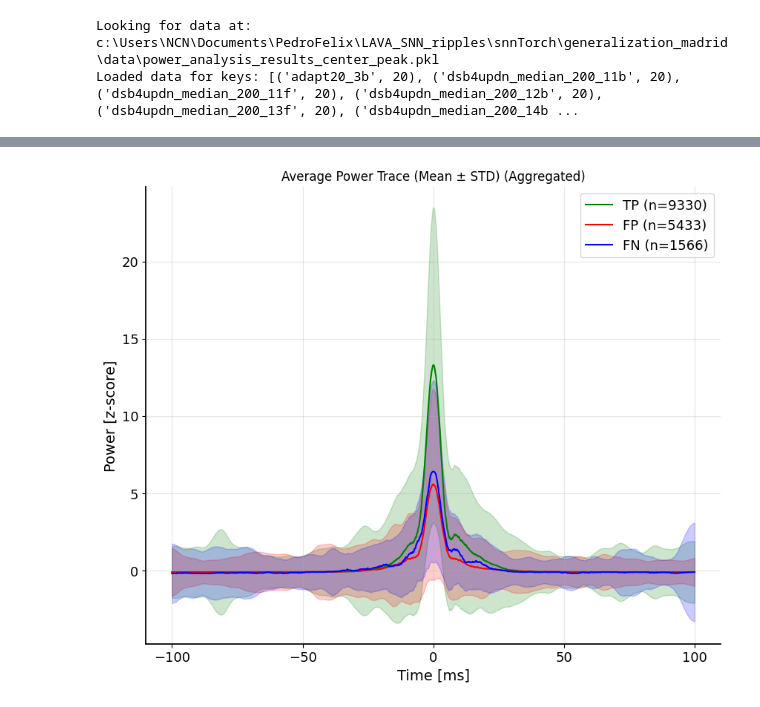
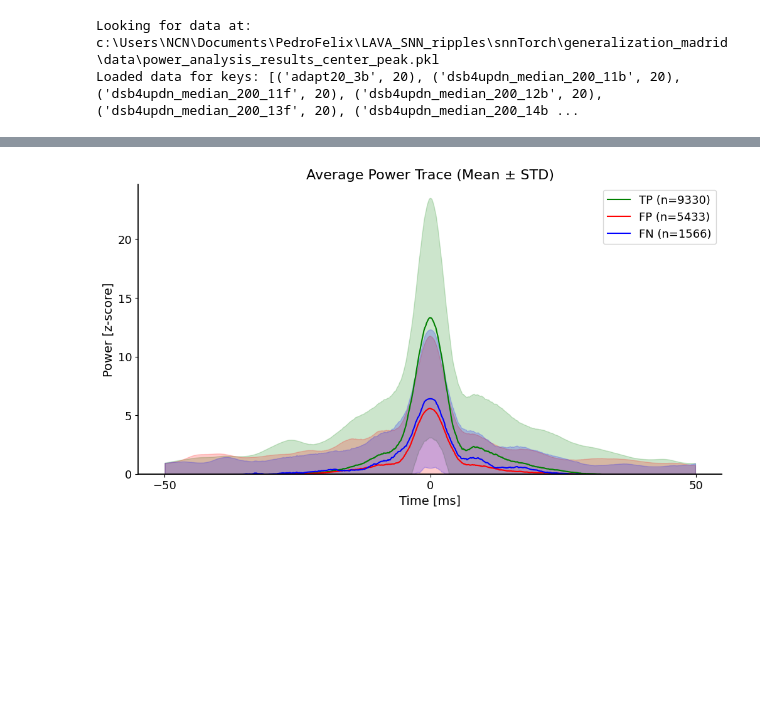
Before and after one commit to pedrofurrix/LAVA_SNN_ripples, a Jupyter notebook: snnTorch/generalization_madrid/power_analysis.ipynb, the cells around one changed output, grey strips where cells are left out. Drawn from its saved outputs; the diff is of its cells as text; code cells hidden in the pictures; blank space fills up the shorter version.

```diff
--- a/snnTorch/generalization_madrid/power_analysis.ipynb
+++ b/snnTorch/generalization_madrid/power_analysis.ipynb
@@ -88,6 +88,8 @@ else:
 Looking for data at: c:\Users\NCN\Documents\PedroFelix\LAVA_SNN_ripples\snnTorch\generalization_madrid\data\power_analysis_results_center_peak.pkl
 Loaded data for keys: [('adapt20_3b', 20), ('dsb4updn_median_200_11b', 20), ('dsb4updn_median_200_11f', 20), ('dsb4updn_median_200_12b', 20), ('dsb4updn_median_200_13f', 20), ('dsb4updn_median_200_14b ...
 # %%
+freq=10000 # Define frequency variable
+cut_snippets=50 # Define cut_snippets variable (ms)
 def prepare_dataframe(all_power_data):
     records = []
 
@@ -96,7 +98,8 @@ def prepare_dataframe(all_power_data):
             snippets = events[event_type]
             for s in snippets:
                 if len(s) == 0: continue
-
+                # Trim snippets
+                s = s[cut_snippets*freq//1000 : -cut_snippets*freq//1000]
                 # Calculate metrics
                 peak_power = np.max(s)
                 mean_power = np.mean(s)
@@ -131,7 +149,7 @@ def plot_power(vtype="Peak Power"):
     if not os.path.exists(DATA_FILE) or df.empty:
         return
 
-    fig, ax = plt.subplots(figsize=(8, 6))
+    fig, ax = plt.subplots(figsize=(6, 6))
 
     # Define order for consistency
     order = ['TP', 'FP', 'FN']
@@ -189,15 +207,17 @@ def plot_power(vtype="Peak Power"):
             idx1, idx2, label = comparisons[i]
             sig = '***' if p < 0.001 else '**' if p < 0.01 else '*' if p < 0.05 else 'ns'
             print(f"{label}: p-value = {p:.4e} ({sig})")
-            barplot_annotate_brackets(idx1, idx2, p, centers, heights, ax, barh=0.01, maxasterix=3)
+            barplot_annotate_brackets(idx1, idx2, p, centers, heights, ax, barh=0.00, maxasterix=3)
 
-    ax.set_title(f'{vtype} Distribution by Event Type (Aggregated)', fontsize=16)
+    ax.set_title(f'{vtype} Distribution', fontsize=16)
     ax.set_ylabel(f'{vtype} (z-score)', fontsize=14)
     ax.set_xlabel('', fontsize=14)
     ax.spines[['left', 'bottom', 'right', 'top']].set_linewidth(1.3)
     ax.spines[['right', 'top']].set_visible(False)
     ax.tick_params(axis='both', which='major', labelsize=13)
-    ax.grid(True, alpha=0.3)
+    # ax.grid(True, alpha=0.1)
+    ax.grid(False)
 
     plt.show()
+    return fig,ax
 # %%
@@ -214,5 +235,6 @@ TP vs FN: p-value = 7.8054e-206 (***)
 # %%
-plot_power(vtype="Mean Power")
+fig,ax=plot_power(vtype="Mean Power")
+fig.savefig("mean_power_violin_plot.svg")
 # %% [output]
 Passing `palette` without assigning `hue` is deprecated and will be removed in v0.14.0. Assign the `x` variable to `hue` and set `legend=False` for the same effect.
 
@@ -227,7 +249,7 @@ TP vs FN: p-value = 1.2954e-126 (***)
 if os.path.exists(DATA_FILE) and not df.empty:
     # Function to plot traces with CI
     def plot_traces(data_df, title_suffix=""):
-        fig,ax=plt.subplots(figsize=(10, 8))
+        fig,ax=plt.subplots(figsize=(12,6))
 
         event_types = ['TP', 'FP', 'FN']
         colors = {'TP': 'green', 'FP': 'red', 'FN': 'blue'}
@@ -235,7 +257,7 @@ if os.path.exists(DATA_FILE) and not df.empty:
         # Check trace length from first record
         trace_len = len(data_df.iloc[0]['Trace'])
 
-        x_axis = np.arange(trace_len)/10-100  # Convert to milliseconds, centered at 0
+        x_axis = np.arange(trace_len)/10-50  # Convert to milliseconds, centered at 0
 
         for et in event_types:
             subset = data_df[data_df['Type'] == et]
@@ -243,34 +265,39 @@ if os.path.exists(DATA_FILE) and not df.empty:
 
             # Stack traces: (N_samples, Time_points)
             traces = np.stack(subset['Trace'].values)
 
             # mean_trace = np.mean(traces, axis=0)
             mean_trace = np.median(traces, axis=0)
             std_trace = np.std(traces, axis=0)
 
             # 95% CI approx
             ci = 1.96 * std_trace / np.sqrt(len(traces))
 
             # Using STD for visualization as requested
             upper = mean_trace + std_trace
             lower = mean_trace - std_trace
+            lower = np.maximum(lower, 0)
 
             ax.plot(x_axis, mean_trace, label=f'{et} (n={len(traces)})', color=colors[et])
             ax.fill_between(x_axis, lower, upper, color=colors[et], alpha=0.2)
 
-        ax.set_title(f'Average Power Trace (Mean ± STD) {title_suffix}')
+        ax.set_title(f'Average Power Trace (Mean ± STD)',fontsize=16)
         ax.set_xlabel('Time [ms]', fontsize=14)
         ax.set_ylabel('Power [z-score]', fontsize=14)
         ax.legend(fontsize=13)
-        ax.grid(True, alpha=0.3)
-        ax.set_xticks(np.arange(-100, 101, 50))
+        # ax.grid(True, alpha=0.2)
+        ax.grid(False)
+        # ax.set_xticks(np.arange(-100, 101, 50))
+        ax.set_xticks(np.arange(-50, 51, 50))
         ax.tick_params(axis='both', which='major', labelsize=13)
         ax.spines[['left', 'bottom', 'right', 'top']].set_linewidth(1.3)
         ax.spines[['right', 'top']].set_visible(False)
+        ax.set_ylim(bottom=0)
         plt.show()
         return fig,ax
 
     # Plot aggregated across all networks/adapts
     fig,ax=plot_traces(df, title_suffix="(Aggregated)")
+    fig.savefig("power_traces_aggregated.svg")
 # %% [output]
-[figure, old version]
+[figure, new version]
```
Also changed, not shown: parts of 4 cells of this notebook, 5 other files.
